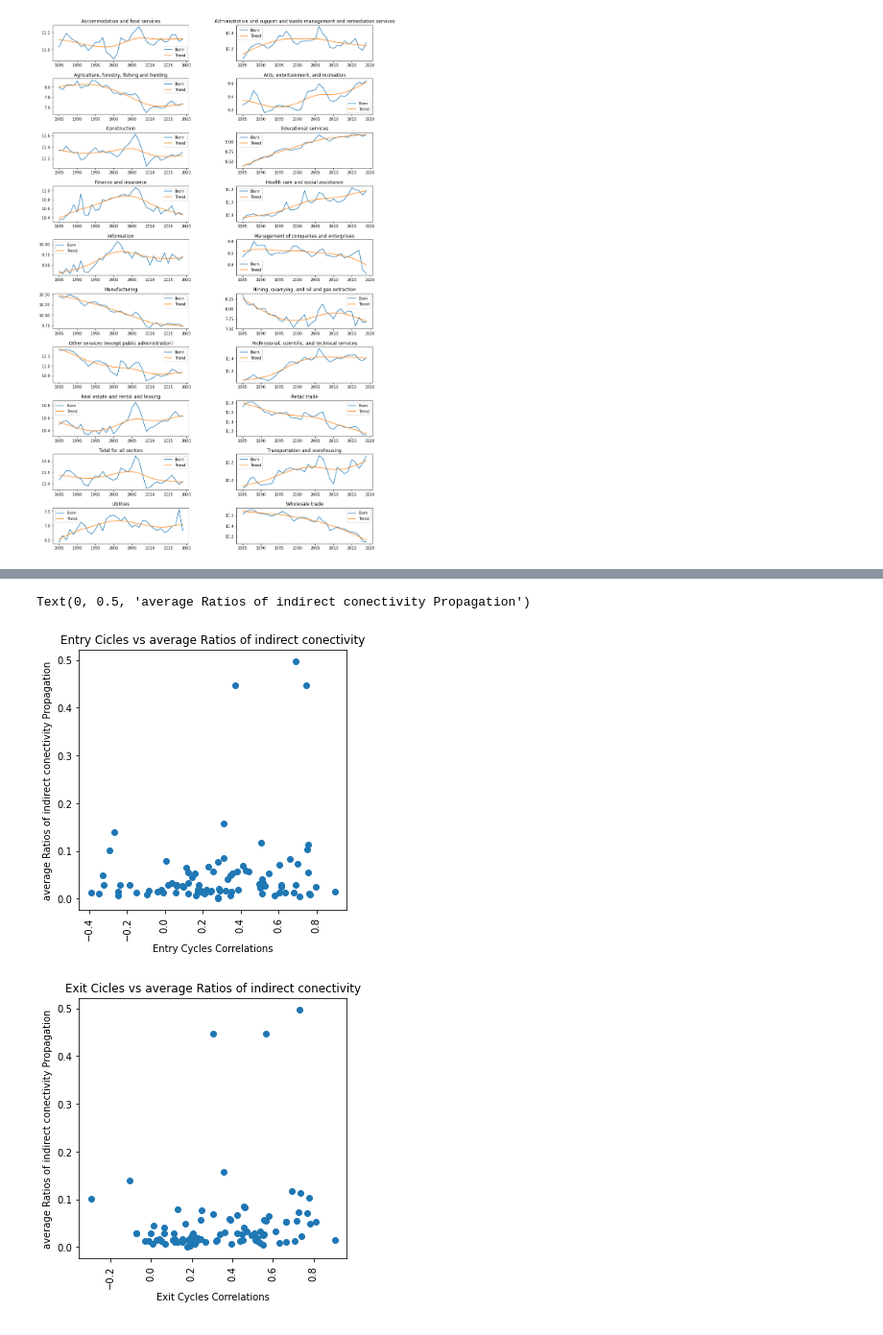
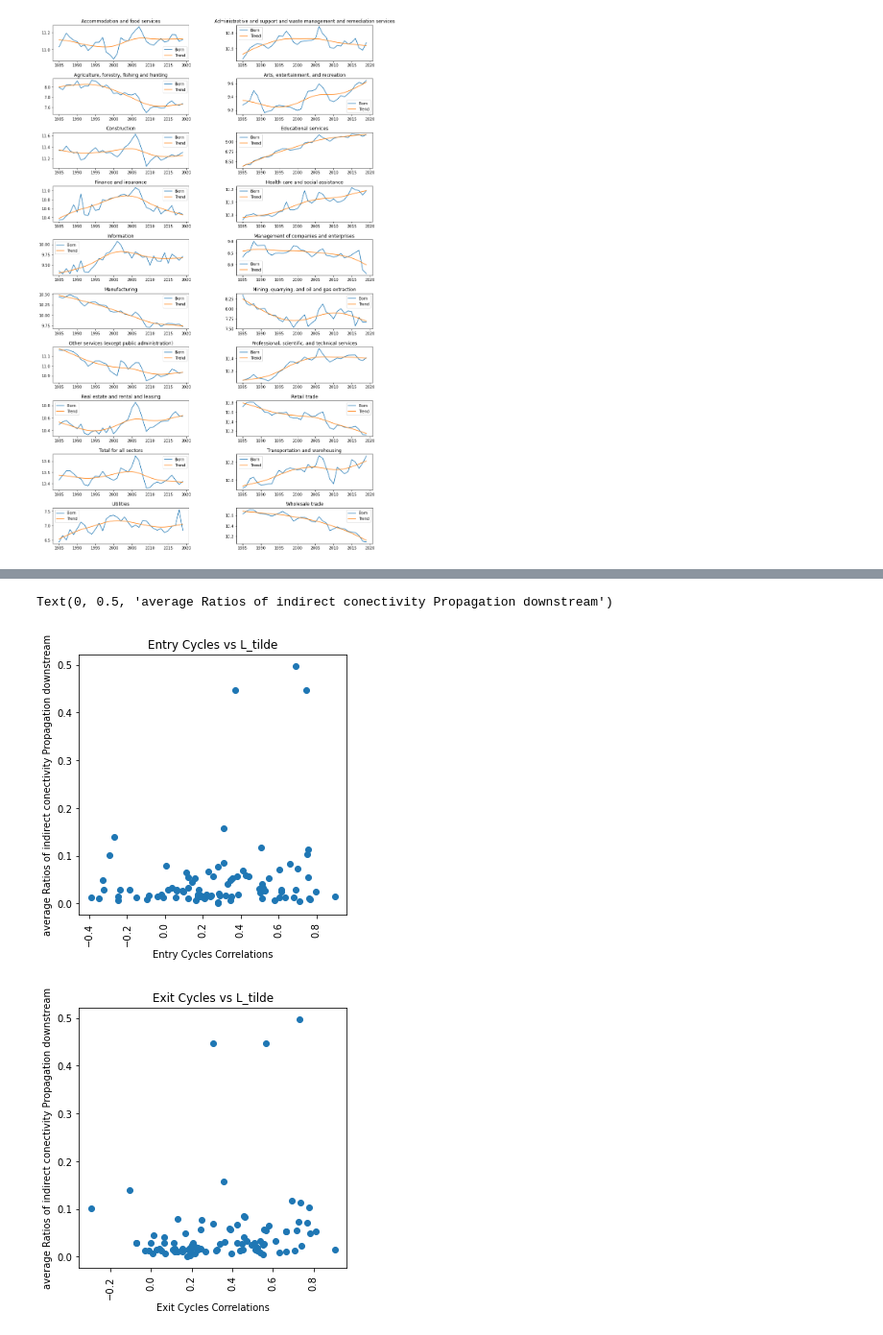
Before and after one commit to gapb2708/HeterogeneousFirms, a Jupyter notebook: Practica 7.ipynb, the cells around one changed output, grey strips where cells are left out. Shown at 96% size. Saved outputs shown, nothing was run; the diff lists cells and outputs as text; code cells hidden in the pictures.

```diff
--- a/Practica 7.ipynb
+++ b/Practica 7.ipynb
@@ -376,8 +520,9 @@ Text(0, 0.5, 'Average Conectivity Propagation')
 # %%
-#Calculating Leontief Matrix
+#Calculating Leontief Matrix L
 
 Leontief= (np.identity(df_ratios_expenditures.to_numpy().shape[0])-df_ratios_expenditures.to_numpy())
-df_Leontief=pd.DataFrame(np.linalg.inv(Leontief),index=df_ratios_expenditures.index, columns=df_ratios_expenditures.columns)
+df_Leontief=(
+    pd.DataFrame(np.linalg.inv(Leontief),index=df_ratios_expenditures.index, columns=df_ratios_expenditures.columns))
 
 #Calculating the average indirects conectivity in Leontief
 
@@ -392,31 +537,34 @@ for col in range (df_Leontief.shape[1]):
             average_Leontief[row,col]=None
 
 df_average_Leontief= pd.DataFrame(average_Leontief, columns= df_Leontief.columns)
-df_average_Leontief=df_average_Leontief.apply(lambda x: round(x, 4)).set_index(df_Leontief.index)
+df_average_Leontief= df_average_Leontief.apply(lambda x: round(x, 4)).set_index(df_Leontief.index)
 
 #Plotting Scatter plots
 
 fig, axs = plt.subplots(figsize=(5,5))
 
 x=df_entry_corr.reindex(sorted(df_entry_corr), axis=1).set_index(df_entry_corr.columns).sort_index().melt().value
-y=df_average_Leontief.sort_index().reindex(sorted(df_average_Leontief), axis=1).drop("Government", axis=1).drop("Government").melt().value
+y=(
+    df_average_Leontief.sort_index().
+    reindex(sorted(df_average_Leontief), axis=1).drop("Government", axis=1).drop("Government").melt().value)
 
 plt.scatter(x,y)
 
 plt.xticks(rotation = 90)
-plt.title("Entry Cicles vs average Ratios of indirect conectivity")
+plt.title("Entry Cycles vs L")
 plt.xlabel("Entry Cycles Correlations")
-plt.ylabel("average Ratios of indirect conectivity (Leontief matrix)")
+plt.ylabel("average Ratios of indirect conectivity upstream")
 
 fig, axs = plt.subplots(figsize=(5,5))
 
 x=df_exit_corr.reindex(sorted(df_exit_corr), axis=1).set_index(df_exit_corr.columns).sort_index().melt().value
-y=df_average_Leontief.sort_index().reindex(sorted(df_average_Leontief), axis=1).drop("Government", axis=1).drop("Government").melt().value
+y=(df_average_Leontief.sort_index().
+   reindex(sorted(df_average_Leontief), axis=1).drop("Government", axis=1).drop("Government").melt().value)
 
 plt.scatter(x,y)
 
 plt.xticks(rotation = 90)
-plt.title("Exit Cicles vs average Ratios of indirect conectivity")
+plt.title("Exit Cycles vs L")
 plt.xlabel("Exit Cycles Correlations")
-plt.ylabel("average Ratios of indirect conectivity (Leontief matrix)")
+plt.ylabel("average Ratios of indirect conectivity upstream")
 # %% [output]
@@ -426,8 +574,10 @@ Text(0, 0.5, 'average Ratios of indirect conectivity (Leontief matrix)')
 # %%
-#Calculating Leontief_bar Matrix
+#Calculating Leontief_tilde Matrix L_tilde
 
 Leontief_bar= (np.identity(df_ratios_expenditures_bar.to_numpy().shape[0])-df_ratios_expenditures_bar.to_numpy())
-df_Leontief_bar=pd.DataFrame(np.linalg.inv(Leontief_bar),index=df_ratios_expenditures_bar.index, columns=df_ratios_expenditures_bar.columns)
+df_Leontief_bar=(
+    pd.DataFrame(np.linalg.inv(Leontief_bar),index=(
+        df_ratios_expenditures_bar.index), columns=df_ratios_expenditures_bar.columns))
 
 #Calculating the average indirects conectivity in Leontief_bar
 
@@ -437,39 +587,43 @@ for col in range (df_Leontief_bar.shape[1]):
         if col==row:
             average_Leontief_bar[row,col]= None
         if col<row:
             average_Leontief_bar[row,col]= (df_Leontief_bar.iloc[row,col]+df_Leontief_bar.iloc[col,row])/2
         if col>row:
             average_Leontief_bar[row,col]=None
 
 df_average_Leontief_bar= pd.DataFrame(average_Leontief_bar, columns= df_Leontief_bar.columns)
 df_average_Leontief_bar=df_average_Leontief_bar.apply(lambda x: round(x, 4)).set_index(df_Leontief_bar.index)
 
 #Plotting Scatter plots
 
 fig, axs = plt.subplots(figsize=(5,5))
 
 x=df_entry_corr.reindex(sorted(df_entry_corr), axis=1).set_index(df_entry_corr.columns).sort_index().melt().value
-y=df_average_Leontief_bar.sort_index().reindex(sorted(df_average_Leontief_bar), axis=1).drop("Government", axis=1).drop("Government").melt().value
+y=(
+    df_average_Leontief_bar.sort_index().
+    reindex(sorted(df_average_Leontief_bar), axis=1).drop("Government", axis=1).drop("Government").melt().value)
 
 plt.scatter(x,y)
 
 plt.xticks(rotation = 90)
-plt.title("Entry Cicles vs average Ratios of indirect conectivity")
+plt.title("Entry Cycles vs L_tilde")
 plt.xlabel("Entry Cycles Correlations")
-plt.ylabel("average Ratios of indirect conectivity Propagation")
+plt.ylabel("average Ratios of indirect conectivity Propagation downstream")
 
 fig, axs = plt.subplots(figsize=(5,5))
 
 x=df_exit_corr.reindex(sorted(df_exit_corr), axis=1).set_index(df_exit_corr.columns).sort_index().melt().value
-y=df_average_Leontief_bar.sort_index().reindex(sorted(df_average_Leontief_bar), axis=1).drop("Government", axis=1).drop("Government").melt().value
+y=(
+    df_average_Leontief_bar.sort_index().
+    reindex(sorted(df_average_Leontief_bar), axis=1).drop("Government", axis=1).drop("Government").melt().value)
 
 plt.scatter(x,y)
 
 plt.xticks(rotation = 90)
-plt.title("Exit Cicles vs average Ratios of indirect conectivity")
+plt.title("Exit Cycles vs L_tilde")
 plt.xlabel("Exit Cycles Correlations")
-plt.ylabel("average Ratios of indirect conectivity Propagation")
+plt.ylabel("average Ratios of indirect conectivity Propagation downstream")
 # %% [output]
-Text(0, 0.5, 'average Ratios of indirect conectivity Propagation')
+Text(0, 0.5, 'average Ratios of indirect conectivity Propagation downstream')
-[figure, old version]
+[figure, new version]
-[figure, old version]
+[figure, new version]
```
Also changed, not shown: parts of 22 cells of this notebook.
